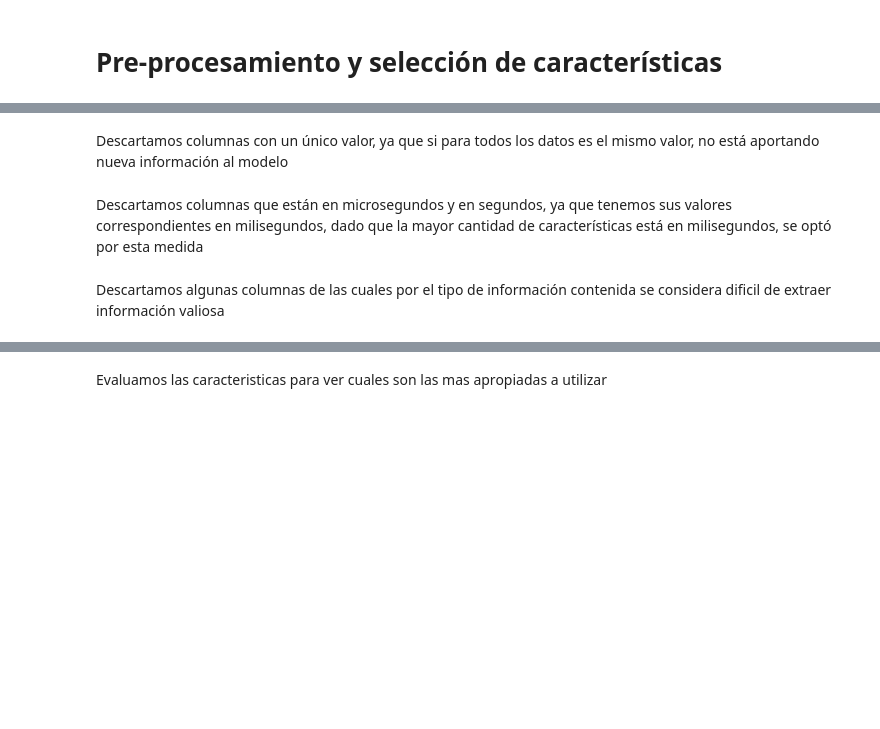
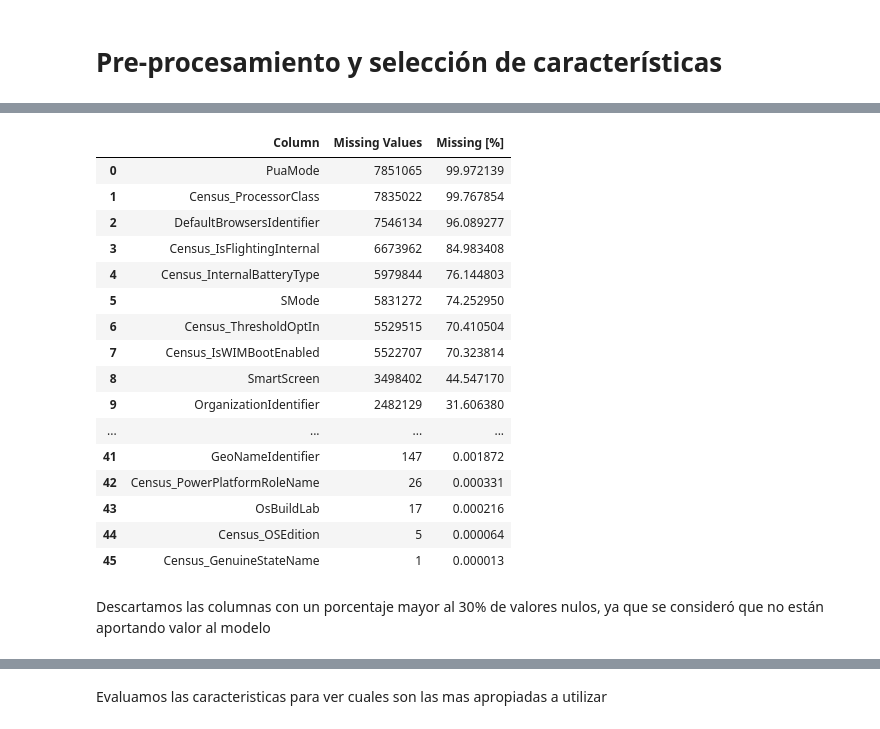
Before and after one commit to dianaxime/SDS-Proyecto2, a Jupyter notebook: SeleccionCaracteristicas.ipynb, the cells around one changed output, grey strips where cells are left out. Cells and saved outputs as stored; diff of their text form; code cells hidden in the pictures; blank space fills up the shorter version.

```diff
--- a/SeleccionCaracteristicas.ipynb
+++ b/SeleccionCaracteristicas.ipynb
@@ -119,3 +198,30 @@ LABEL - 4
+# %%
+nans = []
+pcts = []
+for cols in test_df:
+    nans.append(test_df[cols].isnull().sum())
+    pcts.append(test_df[cols].isnull().sum() / test_df.shape[0] * 100)
+
+missing_data2 = pd.DataFrame({'Column': test_df.columns, 'Missing Values': nans, 'Missing [%]': pcts}).sort_values('Missing Values', ascending = False)
+missing_data2[missing_data2['Missing Values'] != 0].reset_index(drop = True)
+# %% [output]
+|  | Column | Missing Values | Missing [%] |
+| 0 | PuaMode | 7851065 | 99.972139 |
+| 1 | Census_ProcessorClass | 7835022 | 99.767854 |
+| 2 | DefaultBrowsersIdentifier | 7546134 | 96.089277 |
+| 3 | Census_IsFlightingInternal | 6673962 | 84.983408 |
+| 4 | Census_InternalBatteryType | 5979844 | 76.144803 |
+| 5 | SMode | 5831272 | 74.252950 |
+| 6 | Census_ThresholdOptIn | 5529515 | 70.410504 |
+| 7 | Census_IsWIMBootEnabled | 5522707 | 70.323814 |
+| 8 | SmartScreen | 3498402 | 44.547170 |
+| 9 | OrganizationIdentifier | 2482129 | 31.606380 |
+| ... | ... | ... | ... |
+| 41 | GeoNameIdentifier | 147 | 0.001872 |
+| 42 | Census_PowerPlatformRoleName | 26 | 0.000331 |
+| 43 | OsBuildLab | 17 | 0.000216 |
+| 44 | Census_OSEdition | 5 | 0.000064 |
+| 45 | Census_GenuineStateName | 1 | 0.000013 |
 # %% [markdown]
-Descartamos columnas con un único valor, ya que si para todos los datos es el mismo valor, no está aportando nueva información al modelo
+Descartamos las columnas con un porcentaje mayor al 30% de valores nulos, ya que se consideró que no están aportando valor al modelo
 # %%
@@ -124,3 +230 @@ df_final.drop(['SAMPLING_INTERVAL', 'MIN_IP_PKT_LEN', 'MAX_IP_PKT_LEN', 'FRAME_L
               ], axis=1, inplace=True)
-# %% [markdown]
-Descartamos columnas que están en microsegundos y en segundos, ya que tenemos sus valores correspondientes en milisegundos, dado que la mayor cantidad de características está en milisegundos, se optó por esta medida
@@ -129,2 +230,0 @@ df_final.drop(['FLOW_DURATION_MICROSECONDS', 'FLOW_END_SEC', 'FLOW_START_SEC'],
-# %% [markdown]
-Descartamos algunas columnas de las cuales por el tipo de información contenida se considera dificil de extraer información valiosa
```
Also changed, not shown: parts of 23 cells of this notebook, 1 other file.
